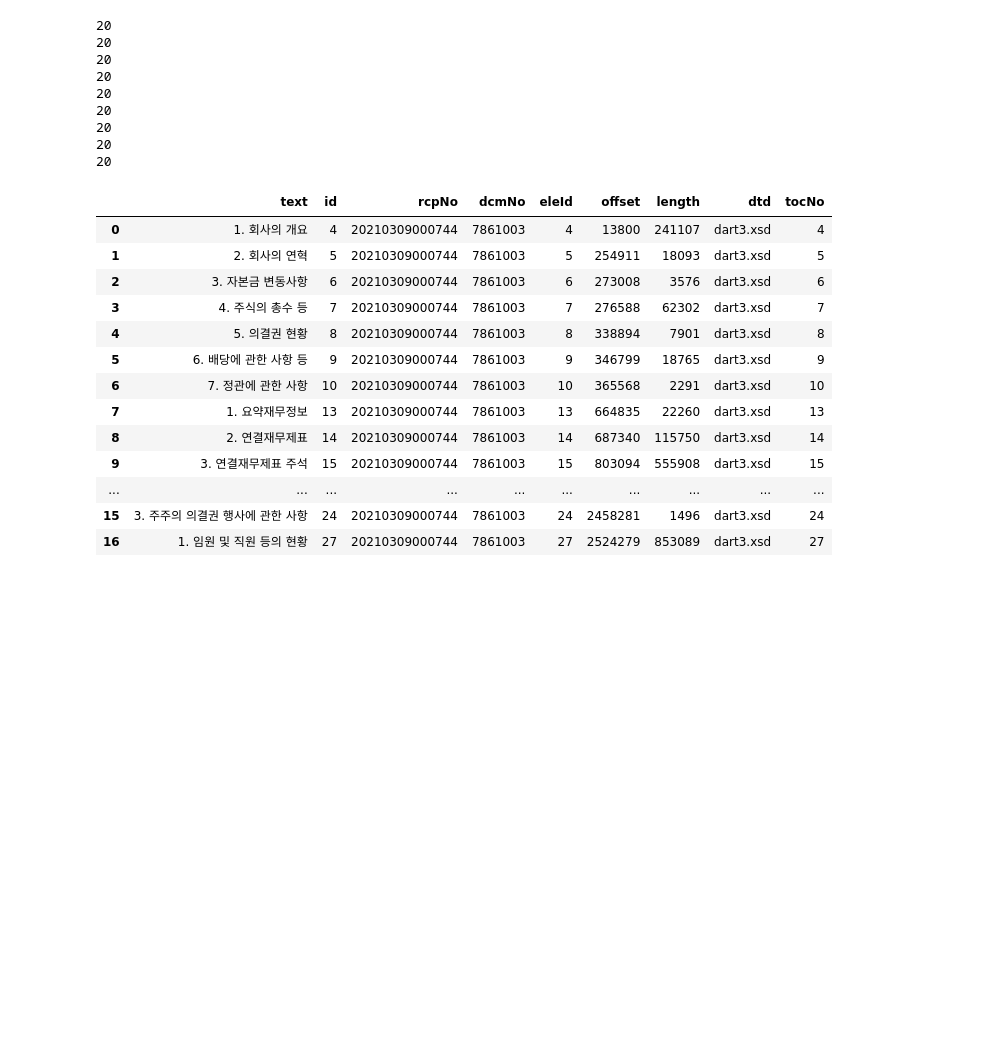
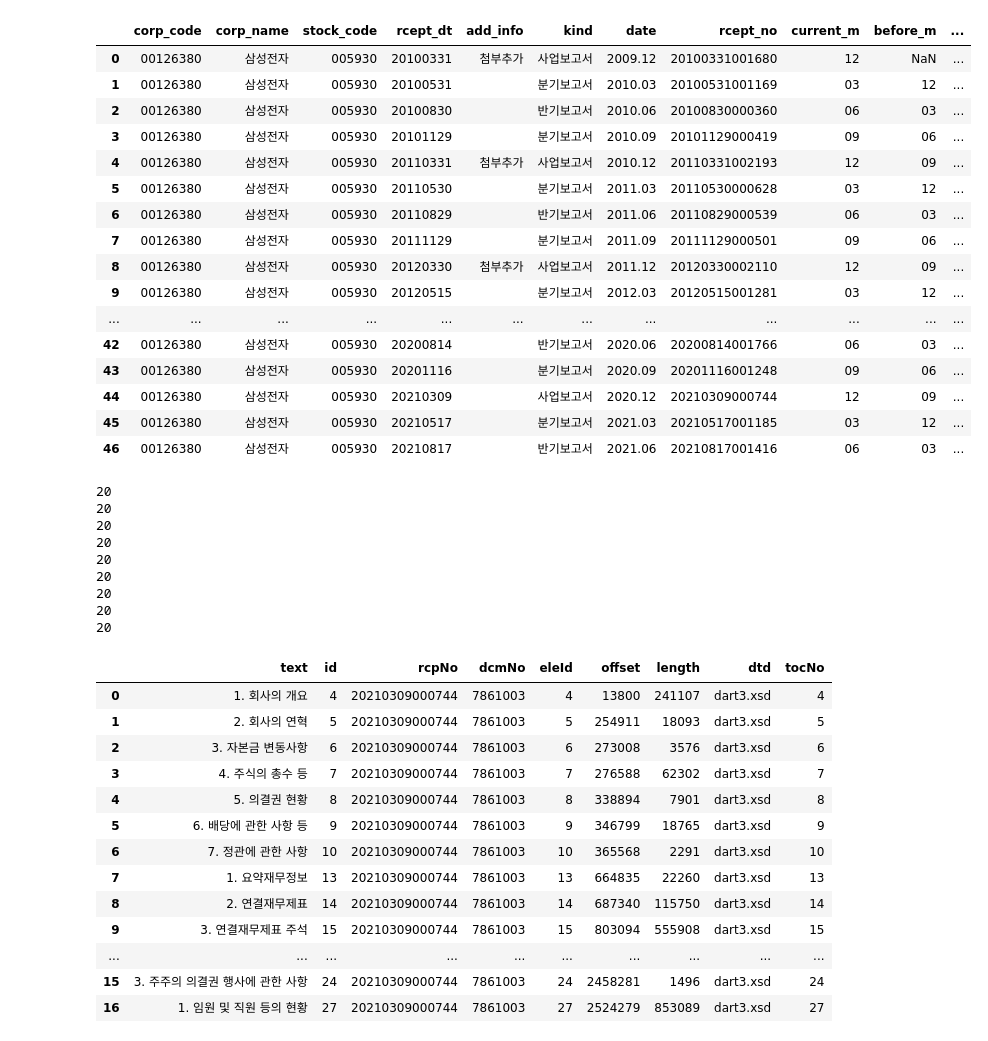
Before and after one commit to ajcltm/DataAPI, a Jupyter notebook: 211028_dartApi.ipynb, the cells around one changed output. Saved outputs shown, nothing was run; the diff lists cells and outputs as text; code cells hidden in the pictures; blank space fills up the shorter version.

```diff
--- a/211028_dartApi.ipynb
+++ b/211028_dartApi.ipynb
@@ -15,3 +25,11 @@ import requests
+# %%
+def checkOrder(current_m, before_m):
+    dic = {'03':'12', '06':'03', '09':'06', '12':'09'}
+
+    if dic[current_m] == before_m:
+        return 'correct'
+    else :
+        return 'wrong'
 # %%
 api_key = '92c176817e681dcc4ad263eb3fa5182792b0b7a3'
 dart = OpenDartReader(api_key)
@@ -18,3 +94,3 @@ dart = OpenDartReader(api_key)
 # %%
 # 삼성전자 1999년~2019년 모든 정기보고서(최종보고서) (82건)
-dart.list('005930', start='2010-01-01', end='2021-11-01', kind='A', final=True)
+reportInfoDf = dart.list('005930', start='2010-01-01', end='2021-11-01', kind='A', final=False)
@@ -38,0 +97,5 @@ dart.list('005930', start='2010-01-01', end='2021-11-01', kind='A', final=True)
+# %%
+addDf = reportInfoDf.report_nm.str.extract(r'\[?(\w*)\]?(사업보고서|반기보고서|분기보고서).*\((\d{4}\.\d{2})\)', expand=True).rename(columns={0:'add_info', 1:'kind', 2:'date'})
+addedReportInfoDf = pd.concat([reportInfoDf, addDf], axis=1)
+addedReportInfoDf = addedReportInfoDf[['corp_code', 'corp_name', 'stock_code','rcept_dt', 'add_info', 'kind', 'date', 'rcept_no']]
+addedReportInfoDf
@@ -39,3 +120,36 @@ dart.list('005930', start='2010-01-01', end='2021-11-01', kind='A', final=True)
+# %%
+def checkOrder(current_m, before_m):
+    dic = {'03':'12', '06':'03', '09':'06', '12':'09'}
+
+    if dic[current_m] == before_m:
+        return 'correct'
+    else :
+        return 'wrong'
+# %%
+con = addedReportInfoDf.loc[:, 'add_info'] == '기재정정'
+checkDf = addedReportInfoDf.loc[~con].sort_values(by='rcept_dt').reset_index(drop=True)
+checkDf = checkDf.assign(current_m = checkDf.date.str.extract(r'\d{4}.(\d{2})'))
+checkDf = checkDf.assign(before_m = checkDf.current_m.shift(1))
+checkDf['test_result'] = checkDf.apply(lambda row : 'correct' if row.name==0 else checkOrder(row['current_m'], row['before_m']), axis=1, result_type='expand')
+checkDf
+# %% [output]
+|  | corp_code | corp_name | stock_code | rcept_dt | add_info | kind | date | rcept_no | current_m | before_m | ... |
+| 0 | 00126380 | 삼성전자 | 005930 | 20100331 | 첨부추가 | 사업보고서 | 2009.12 | 20100331001680 | 12 | NaN | ... |
+| 1 | 00126380 | 삼성전자 | 005930 | 20100531 |  | 분기보고서 | 2010.03 | 20100531001169 | 03 | 12 | ... |
+| 2 | 00126380 | 삼성전자 | 005930 | 20100830 |  | 반기보고서 | 2010.06 | 20100830000360 | 06 | 03 | ... |
+| 3 | 00126380 | 삼성전자 | 005930 | 20101129 |  | 분기보고서 | 2010.09 | 20101129000419 | 09 | 06 | ... |
+| 4 | 00126380 | 삼성전자 | 005930 | 20110331 | 첨부추가 | 사업보고서 | 2010.12 | 20110331002193 | 12 | 09 | ... |
+| 5 | 00126380 | 삼성전자 | 005930 | 20110530 |  | 분기보고서 | 2011.03 | 20110530000628 | 03 | 12 | ... |
+| 6 | 00126380 | 삼성전자 | 005930 | 20110829 |  | 반기보고서 | 2011.06 | 20110829000539 | 06 | 03 | ... |
+| 7 | 00126380 | 삼성전자 | 005930 | 20111129 |  | 분기보고서 | 2011.09 | 20111129000501 | 09 | 06 | ... |
+| 8 | 00126380 | 삼성전자 | 005930 | 20120330 | 첨부추가 | 사업보고서 | 2011.12 | 20120330002110 | 12 | 09 | ... |
+| 9 | 00126380 | 삼성전자 | 005930 | 20120515 |  | 분기보고서 | 2012.03 | 20120515001281 | 03 | 12 | ... |
+| ... | ... | ... | ... | ... | ... | ... | ... | ... | ... | ... | ... |
+| 42 | 00126380 | 삼성전자 | 005930 | 20200814 |  | 반기보고서 | 2020.06 | 20200814001766 | 06 | 03 | ... |
+| 43 | 00126380 | 삼성전자 | 005930 | 20201116 |  | 분기보고서 | 2020.09 | 20201116001248 | 09 | 06 | ... |
+| 44 | 00126380 | 삼성전자 | 005930 | 20210309 |  | 사업보고서 | 2020.12 | 20210309000744 | 12 | 09 | ... |
+| 45 | 00126380 | 삼성전자 | 005930 | 20210517 |  | 분기보고서 | 2021.03 | 20210517001185 | 03 | 12 | ... |
+| 46 | 00126380 | 삼성전자 | 005930 | 20210817 |  | 반기보고서 | 2021.06 | 20210817001416 | 06 | 03 | ... |
 # %%
 reprt_code = '20210309000744'
 url = f'https://dart.fss.or.kr/dsaf001/main.do?rcpNo={reprt_code}'
```
Also changed, not shown: parts of 7 cells of this notebook.
